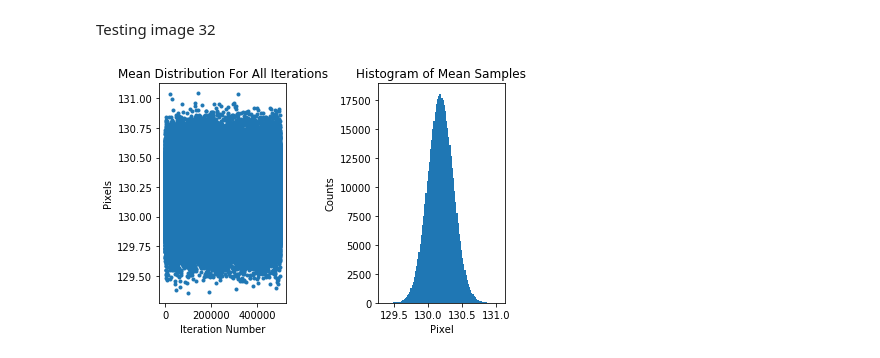
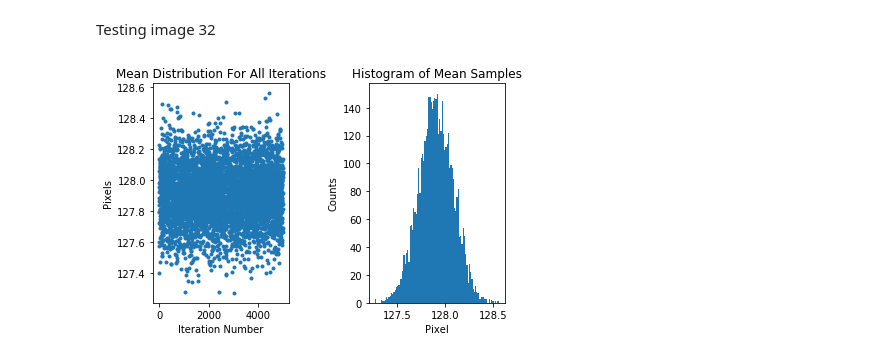
Before and after one commit to pluflou/Viewer-Image-Analysis, a Jupyter notebook: output/FP2_err_wOffset/viewer_analysis_error.ipynb, the cells around one changed output. Saved outputs shown, nothing was run; the diff lists cells and outputs as text; code cells hidden in the pictures.

```diff
--- a/output/FP2_err_wOffset/viewer_analysis_error.ipynb
+++ b/output/FP2_err_wOffset/viewer_analysis_error.ipynb
@@ -253,47 +324,84 @@ x_smooth= [150, -92, -396, -638, -309, 921, -337, 165, -419, -30, -247, -65, 294
+# %%
+def findMean(xx, prof):
+    avg_x = []
+    norm = []
+
+
+    #prof_norm = (prof- np.mean(prof))/np.std(prof)
+    #prof = prof_norm
+    #weighted sum to get weighted average
+    avg_x = np.sum(np.multiply(xx, prof))
+    #sum of counts
+    norm = np.sum(prof)
+
+    avg = avg_x/norm
+
+    return avg
+
+
+def findSTD(xx, prof, avg):
+    prof = prof[int(avg-50):int(avg+50)]
+    xx = xx[int(avg-50):int(avg+50)]
+
+    mean_diff = 0
+    weighted_diff = 0
+    norm = 0
+
+    mean_diff = (xx - avg)**2
+    weighted_diff = np.abs(np.sum(prof*mean_diff))
+
+    norm = np.abs(np.sum(prof))
+
+    std = np.sqrt(weighted_diff/(norm*(1-1/len(prof))))
+
+    #if (len(xx)==230):
+        #print(std, weighted_diff, norm*(1-1/len(prof)) )
+
+    return std
 # %%
-#y_smooth = y_smooth[:-25]
-#y = y[1:]
+y_smooth = y_smooth[:220]
+y = y[:220]
 
 y_error = np.sqrt(np.absolute(y_smooth))
 
 i = 0
-iter_num = 500000
+iter_num = 5000
 ymc_data = [0 for i in range(0,iter_num)]
 
 while(i<iter_num):
     ymc_data[i] = np.random.normal(y_smooth, y_error)
     i = i + 1
 
-y = np.arange(len(y_smooth))
+#y = np.arange(len(y_smooth))
 
 ymc_mean = [0 for i in range(0,iter_num)]
 ymc_std = [0 for i in range(0,iter_num)]
 
 for k in range(0, iter_num):
     ymc_mean[k] = findMean(y, ymc_data[k])
     ymc_std[k] = findSTD(y, ymc_data[k], ymc_mean[k])
 
 ymc_mean = np.array(ymc_mean)
 ymc_std = np.array(ymc_std)
 
 fig, axs = plt.subplots(nrows=1, ncols=2)
 ax = axs[0]
 ax1= axs[1]
 
 ax.plot(ymc_mean, marker='.', linewidth=0)
 ax1.hist(ymc_mean, bins=100)
 
 ax1.set_xlabel("Pixel")
 ax1.set_ylabel("Counts")
 ax1.set_title("Histogram of Mean Samples")
 ax.set_ylabel("Pixels")
 ax.set_xlabel("Iteration Number")
 ax.set_title("Mean Distribution For All Iterations")
 
 plt.tight_layout()
 #plt.savefig("x_mean_hist", dpi = 300)
 # %% [output]
-[figure, old version]
+[figure, new version]
 # %%
 
 avg_mean = np.mean(ymc_mean)
```
Also changed, not shown: parts of 5 cells of this notebook, 1 other file.
